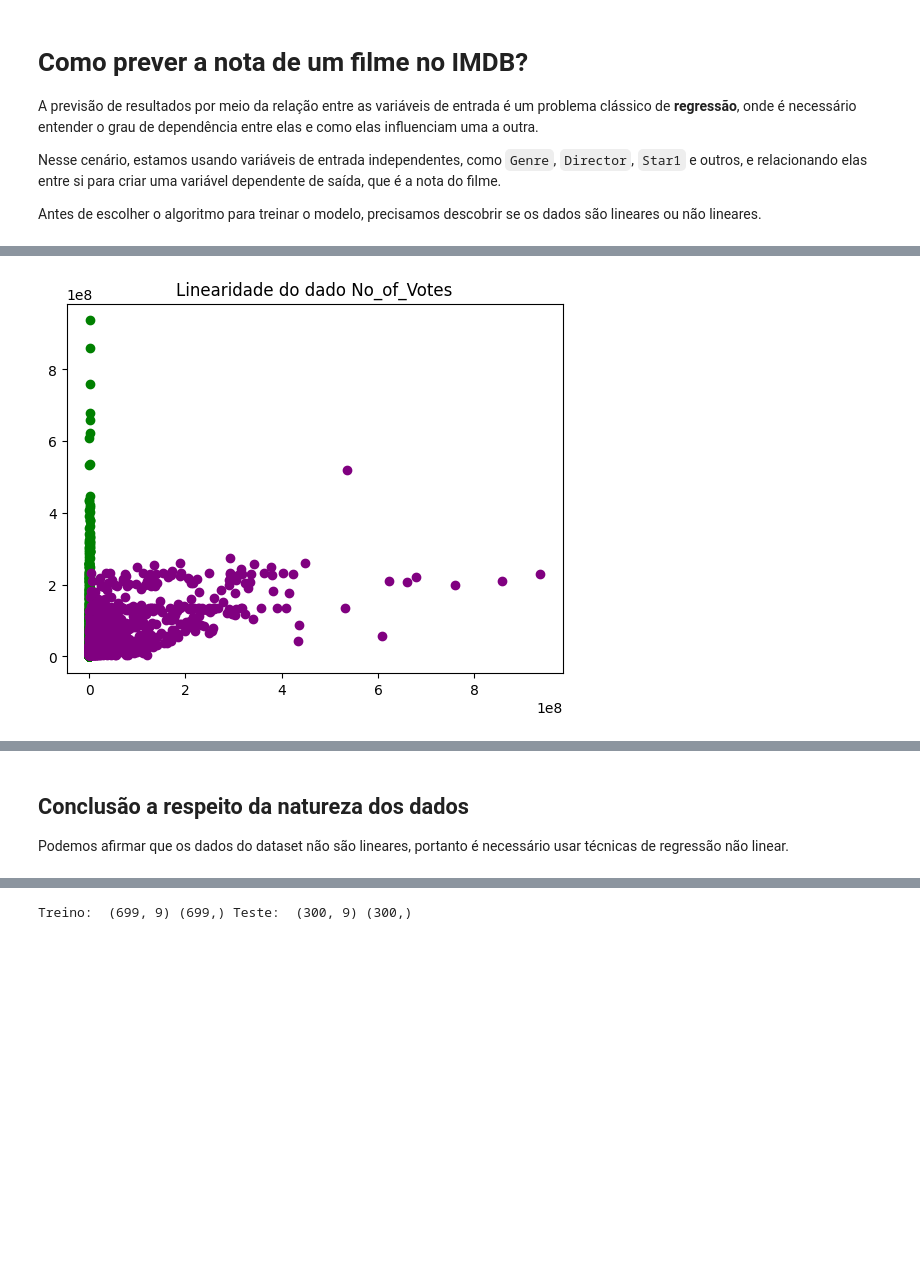
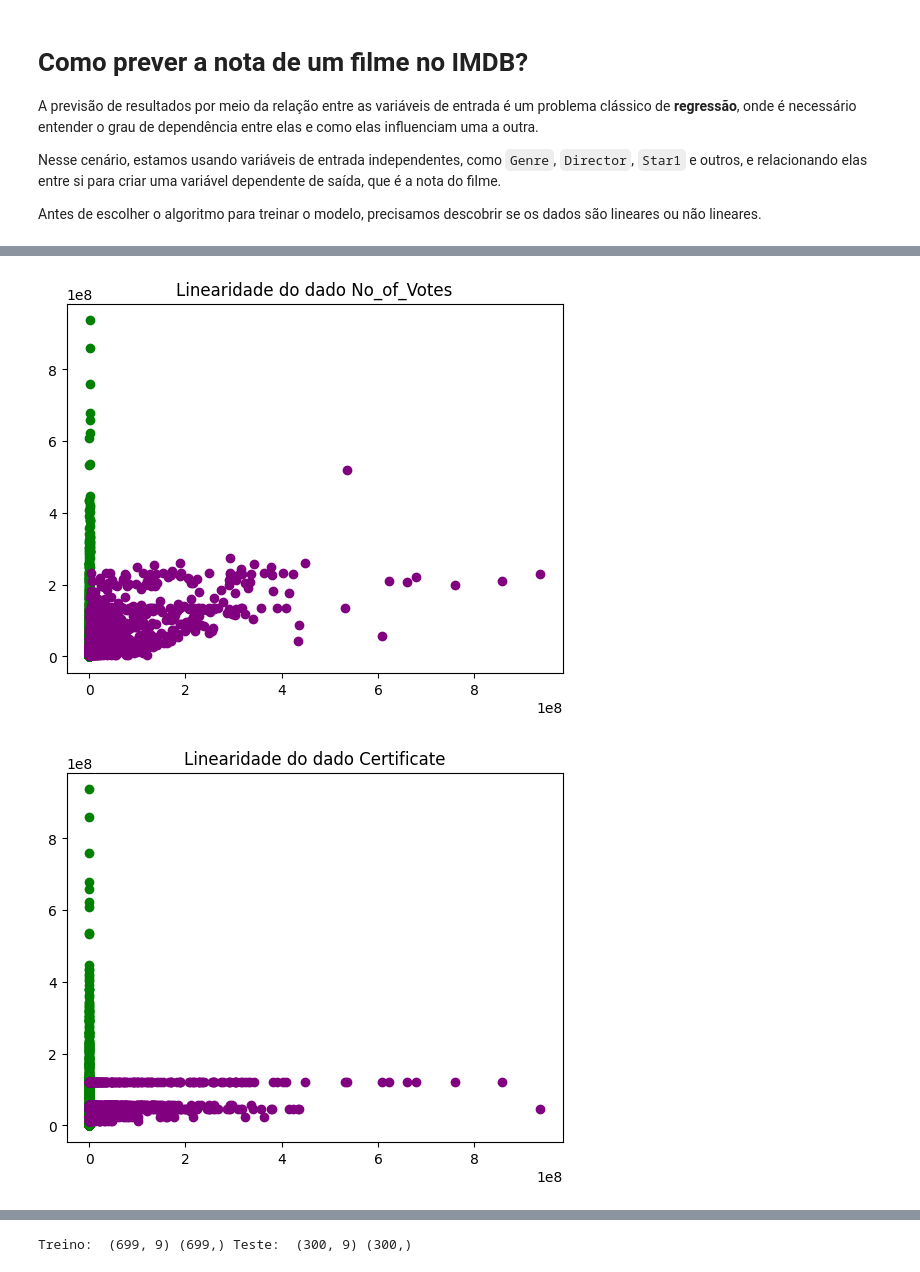
Before and after one commit to CobrinhaDigital/imdb-study, a Jupyter notebook: main.ipynb, the cells around one changed output, grey strips where cells are left out. Cells and saved outputs as stored; diff of their text form; code cells hidden in the pictures; blank space fills up the shorter version.

Commit message:
feature: descrevendo resultado dos dados e respondendo perguntas dos stakeholders

```diff
--- a/main.ipynb
+++ b/main.ipynb
@@ -304,7 +473,7 @@ Name: Certificate, dtype: object
 # %%
 # Encodando dados de Certificate de acordo com a idade mínima recomendada
 certificate_encoded = {
-    "A" : 0,
+    "A" : 16,
     "UA" : 12,
     "U" : 0,
     "PG-13" : 13,
@@ -465,18 +634,35 @@ Antes de escolher o algoritmo para treinar o modelo, precisamos descobrir se os
 # %%
 #Votos e receita bruta
 votes_gross = LinearGAM(s(0)).fit(df.No_of_Votes.dropna(), df.Gross.fillna(0))
 votes_pred = votes_gross.predict(df.No_of_Votes.dropna())
 gross_pred = votes_gross.predict(df.Gross.fillna(0))
+
+classification_gross = LinearGAM(s(0)).fit(classification.fillna(0), df.Gross.fillna(0))
+classification_pred = classification_gross.predict(classification.fillna(0))
+
+meta_gross = LinearGAM(s(0)).fit(df.Meta_score.fillna(0), df.Gross.fillna(0))
+meta_pred = meta_gross.predict(df.Meta_score.fillna(0))
 
 plt.scatter(df.No_of_Votes, df.Gross, color='green')
 plt.scatter(df.Gross, gross_pred, color='purple')
 plt.title("Linearidade do dado Gross")
 plt.show()
 
 plt.scatter(df.No_of_Votes, df.Gross, color='green')
 plt.scatter(df.Gross, votes_pred, color='purple')
 plt.title("Linearidade do dado No_of_Votes")
 plt.show()
+
+plt.scatter(classification, df.Gross, color='green')
+plt.scatter(df.Gross, classification_pred, color='purple')
+plt.title("Linearidade do dado Certificate")
+plt.show()
+
+plt.scatter(df.Meta_score, df.Gross, color='green')
+plt.scatter(df.Gross, meta_pred, color='purple')
+plt.title("Linearidade do dado Meta_score")
+plt.show()
 # %% [output]
 [figure]
 [figure]
+[figure, added]
@@ -483,4 +669,0 @@ plt.show()
-# %% [markdown]
-## **Conclusão a respeito da natureza dos dados**
-
-Podemos afirmar que os dados do dataset não são lineares, portanto é necessário usar técnicas de regressão não linear.
```
Also changed, not shown: parts of 25 cells of this notebook, 1 other file.
